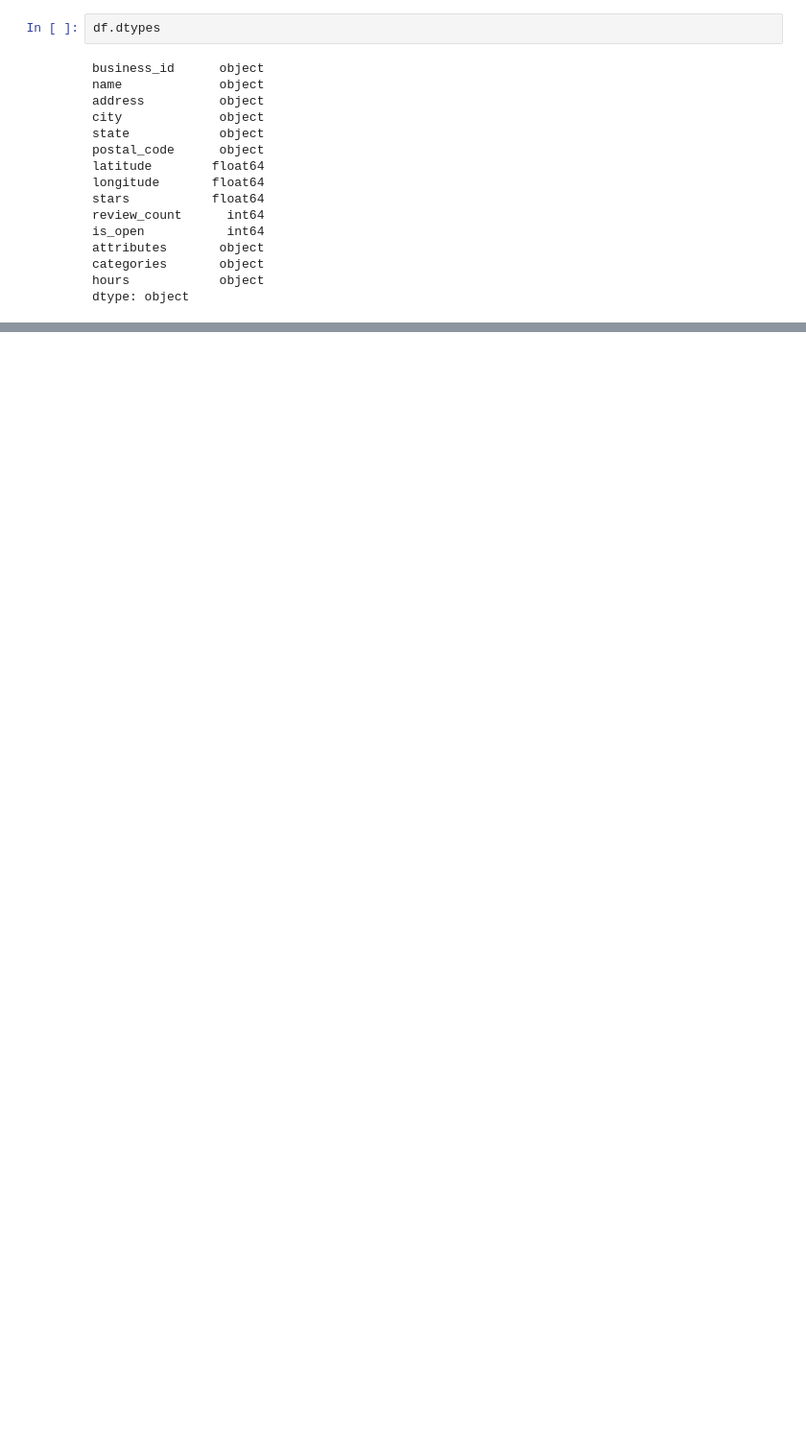
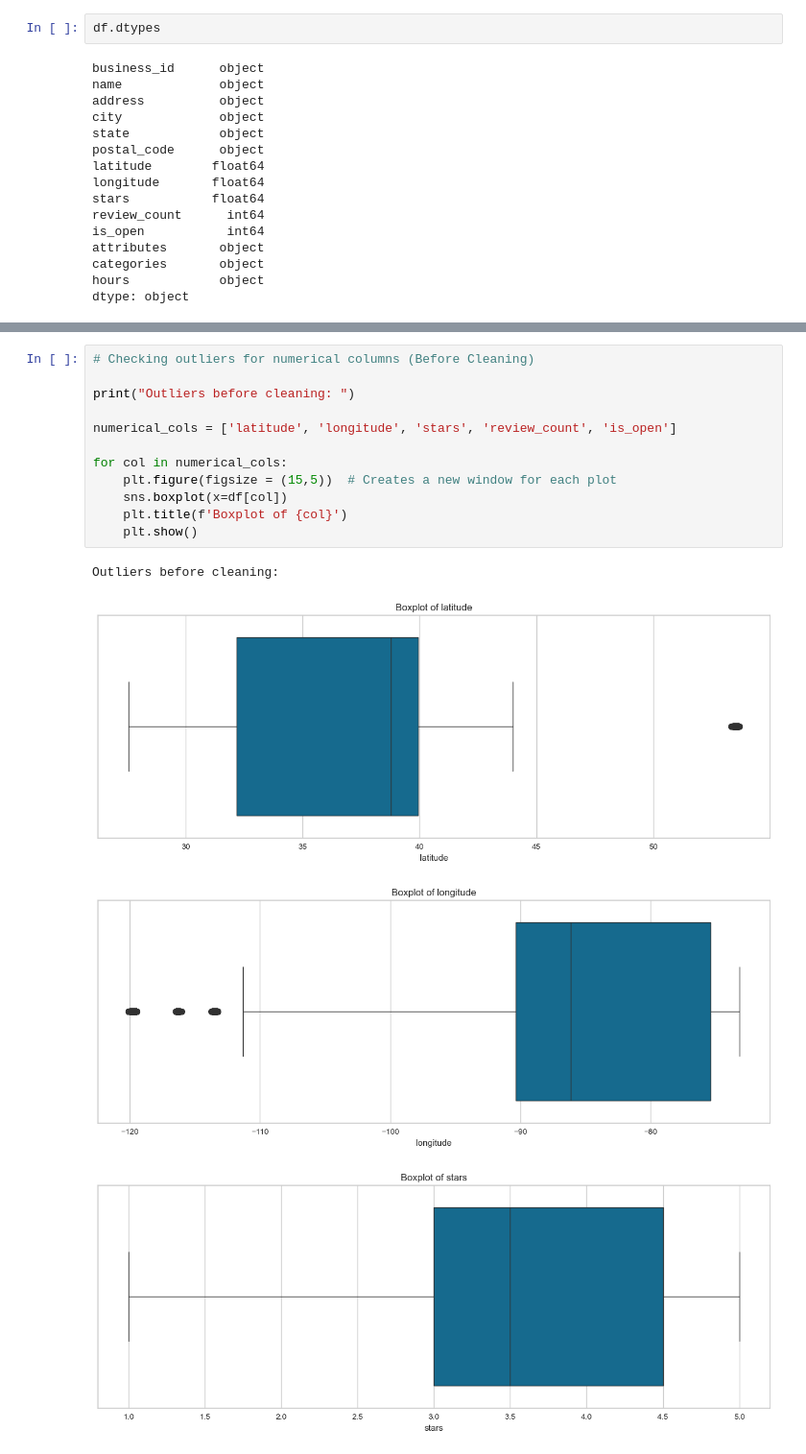
Before and after one commit to junaidazhar42/YelpSphere-Geo-Based-Cluster-Analysis, a Jupyter notebook: main.ipynb, the cells around one changed output, grey strips where cells are left out. Shown at 96% size. Drawn from its saved outputs; the diff is of its cells as text; blank space fills up the shorter version.

Commit message:
Data Cleaning & EDA

```diff
--- a/main.ipynb
+++ b/main.ipynb
@@ -69,0 +94,17 @@ dtype: object
+# %%
+# Checking outliers for numerical columns (Before Cleaning)
+
+print("Outliers before cleaning: ")
+
+numerical_cols = ['latitude', 'longitude', 'stars', 'review_count', 'is_open']
+
+for col in numerical_cols:
+    plt.figure(figsize = (15,5))  # Creates a new window for each plot
+    sns.boxplot(x=df[col])
+    plt.title(f'Boxplot of {col}')
+    plt.show()
+# %% [output]
+Outliers before cleaning:
+[figure, added]
+[figure, added]
+[figure, added]
```
Also changed, not shown: parts of 28 cells of this notebook.
